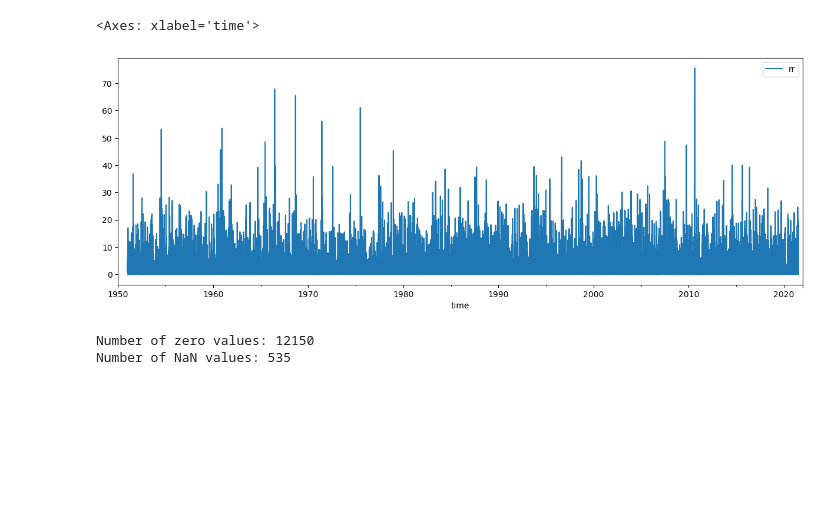
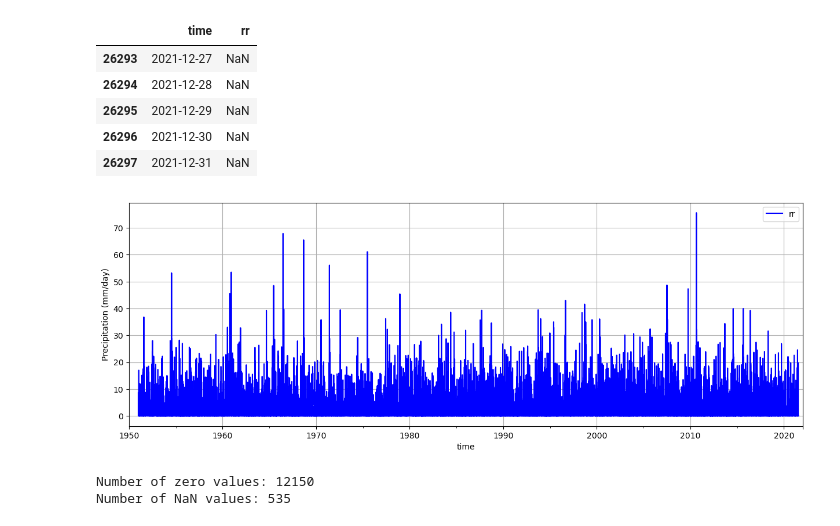
Before and after one commit to Loe-SS/MORE, a Jupyter notebook: Precipitation.ipynb, the cells around one changed output. Drawn from its saved outputs; the diff is of its cells as text; code cells hidden in the pictures; blank space fills up the shorter version.

```diff
--- a/Precipitation.ipynb
+++ b/Precipitation.ipynb
@@ -32,12 +32,21 @@ Attributes: (12/21)
 # %%
 df = ds.to_dataframe().reset_index()
 df.to_csv('data/precipitation.csv', index=False)
 
 
-df.plot(x='time', y='rr', figsize=(15,5))
+df.plot(x='time', y='rr', color='blue', figsize=(15,5))
+plt.ylabel('Precipitation (mm/day)')
+plt.grid()
+
+display(df.tail())
 # %% [output]
-<Axes: xlabel='time'>
+|  | time | rr |
+| 26293 | 2021-12-27 | NaN |
+| 26294 | 2021-12-28 | NaN |
+| 26295 | 2021-12-29 | NaN |
+| 26296 | 2021-12-30 | NaN |
+| 26297 | 2021-12-31 | NaN |
-[figure, old version]
+[figure, new version]
 # %%
 zero_count = (df['rr'] == 0).sum()
 NaN_count = df['rr'].isna().sum()
```
Also changed, not shown: 1 other file.
